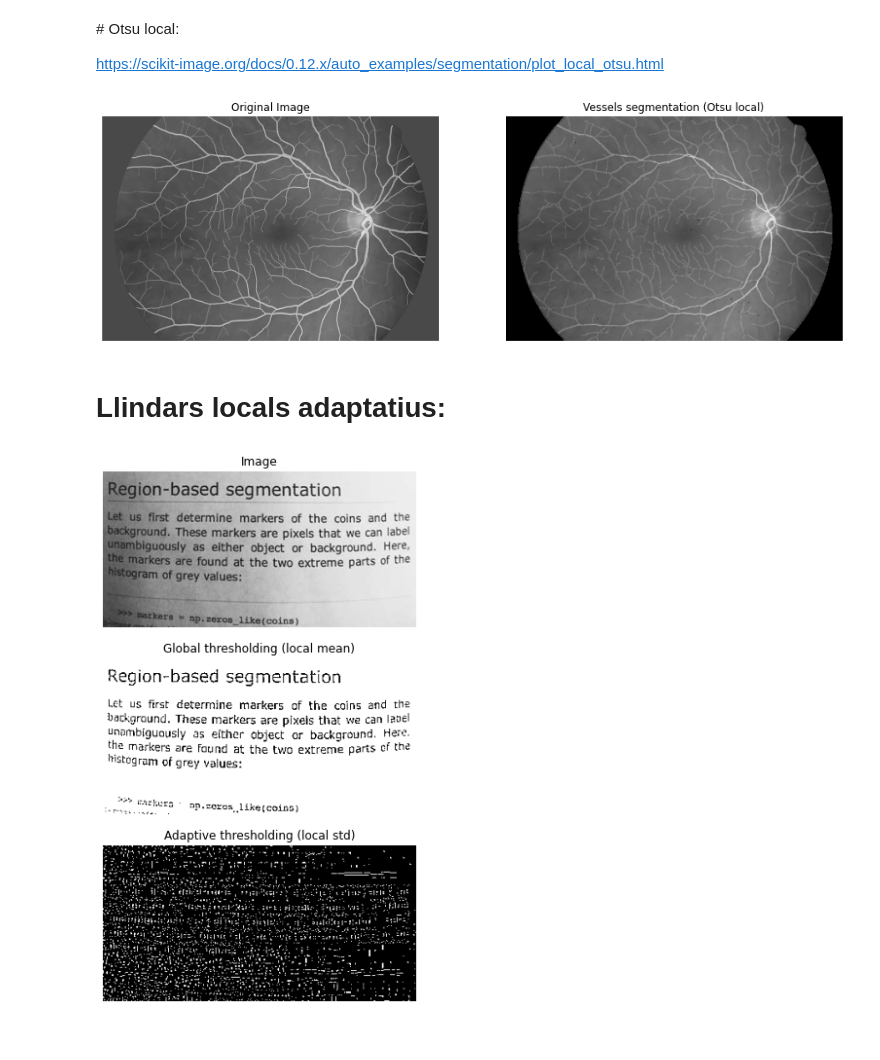
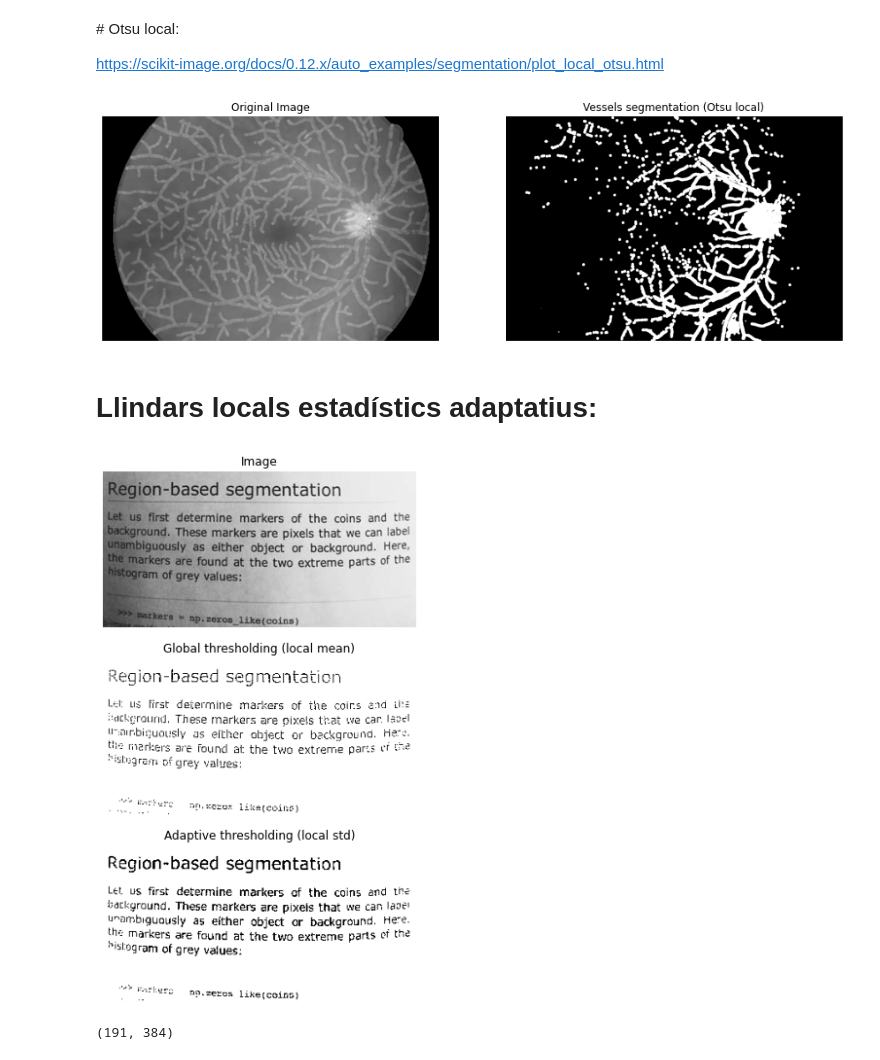
Before and after one commit to raulbenitez/PIB, a Jupyter notebook: Binaritzacio_Otsu.ipynb, the cells around one changed output. Drawn from its saved outputs; the diff is of its cells as text; code cells hidden in the pictures.

```diff
--- a/Binaritzacio_Otsu.ipynb
+++ b/Binaritzacio_Otsu.ipynb
@@ -168,31 +166,32 @@ https://scikit-image.org/docs/0.12.x/auto_examples/segmentation/plot_local_otsu.
 # %%
 from skimage.morphology import disk
 from skimage.filters import rank
 
 # Apply local Otsu threshold to test image:
 
-radius = 5
+radius = 15
 selem = disk(radius)
 
 I_otsu_local = rank.otsu(I_test, selem)
+I_otsu_local_binaritzat = I_otsu_local > 120
 
 fig = plt.figure(figsize=(15, 15))
 gs = gridspec.GridSpec(2, 2)
 
 ax1 = fig.add_subplot(gs[0,0])
-ax1.imshow(I_test, cmap=plt.cm.gray)
+ax1.imshow(I_otsu_local, cmap=plt.cm.gray)
 ax1.set_title('Original Image')
 ax1.set_axis_off()
 
 ax2 = fig.add_subplot(gs[0,1])
-ax2.imshow(I_otsu_local, cmap=plt.cm.gray)
+ax2.imshow(I_otsu_local_binaritzat, cmap=plt.cm.gray)
 ax2.set_title('Vessels segmentation (Otsu local)')
 ax2.set_axis_off()
 plt.show()
 # %% [output]
-[figure, old version]
+[figure, new version]
 # %% [markdown]
-# Llindars locals adaptatius:
+# Llindars locals estadístics adaptatius:
 # %%
 from skimage import data
 from skimage.filters import threshold_local
@@ -200,11 +199,11 @@ from skimage.filters import threshold_local
 image = data.page()
 
 # local mean:
-block_size = 5
-binary_image1 = image > 0.7*threshold_local(image,block_size, 'mean')
+block_size = 3
+binary_image1 = image > 0.65*threshold_local(image,block_size, 'mean')
 
 # Criteris personalitzats: local mean + std:
-func = lambda arr: arr.mean() + arr.std()
+func = lambda arr: 0.3*arr.mean() + 1.2*arr.std()
 binary_image2 = image > threshold_local(image, block_size, 'generic',param=func)
 
 fig, axes = plt.subplots(nrows=3, figsize=(14, 10))
@@ -225,4 +224,8 @@ for ax in axes:
 
 plt.show()
 # %% [output]
-[figure, old version]
+[figure, new version]
+# %%
+image.shape
+# %% [output]
+(191, 384)
```
Also changed, not shown: parts of 3 cells of this notebook.
